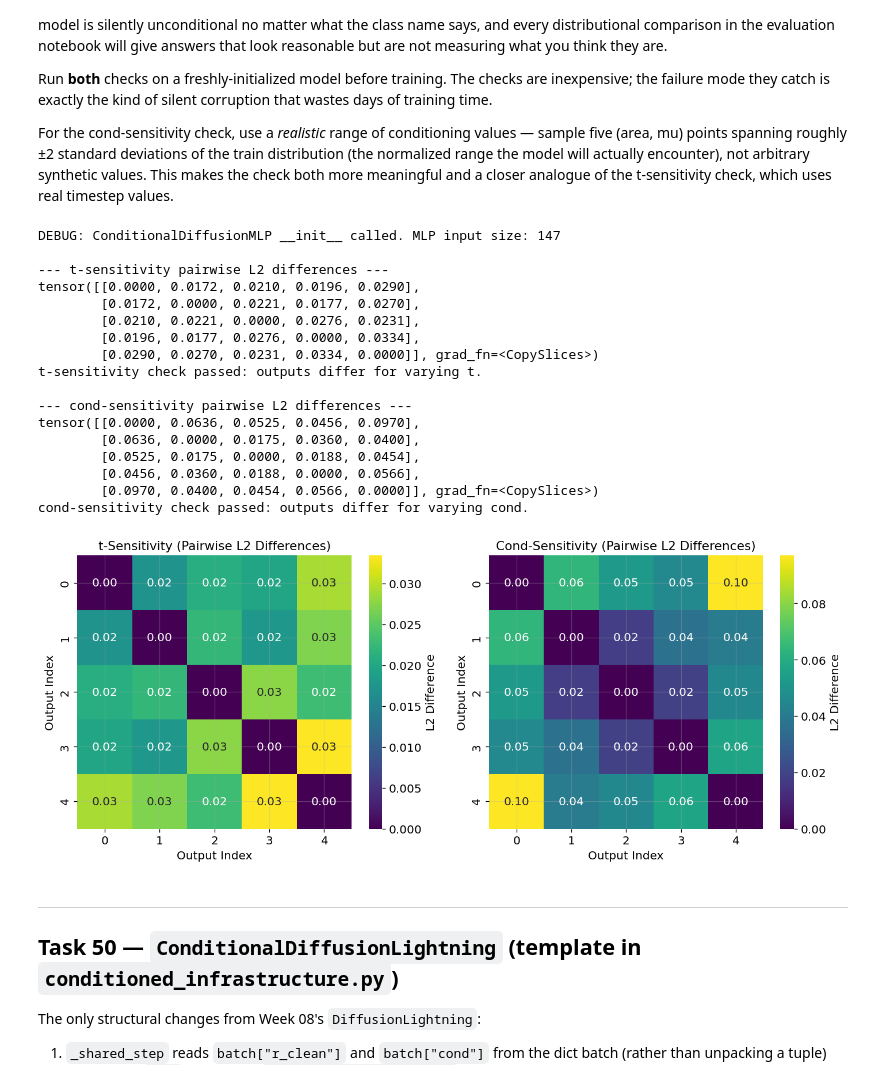
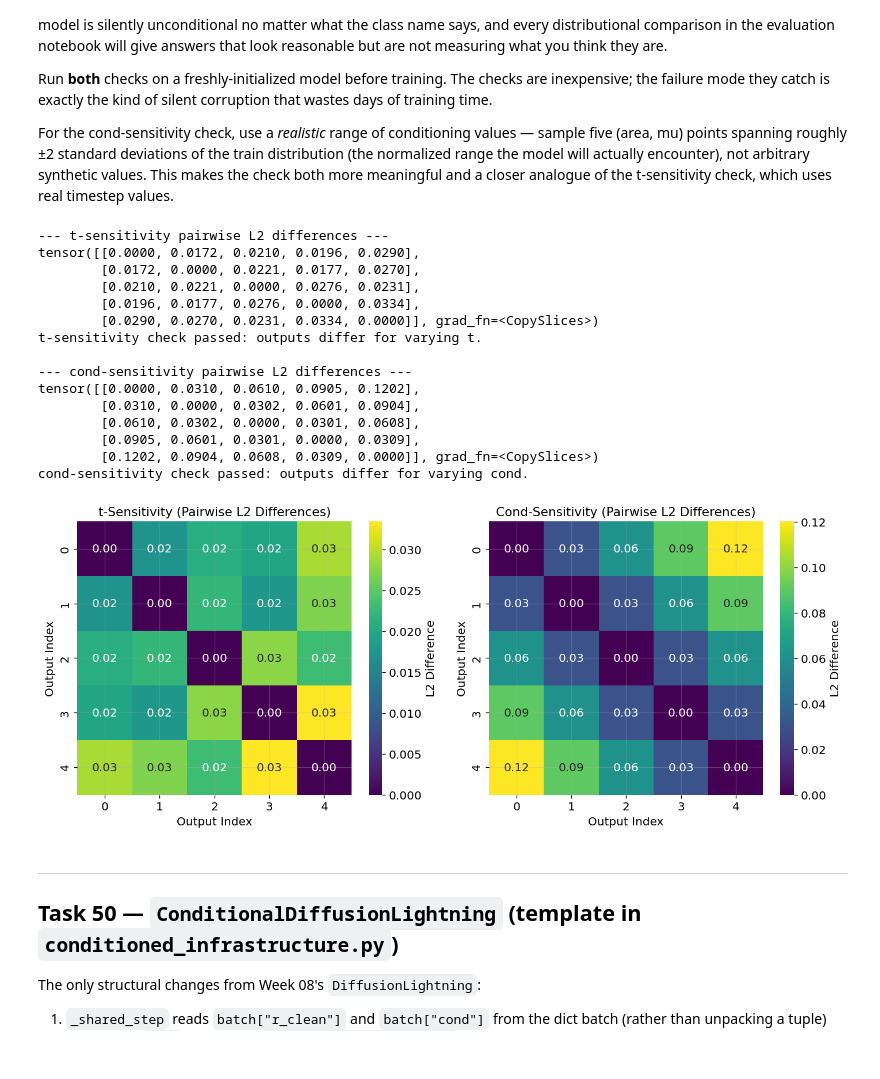
Before and after one commit to SwRI-IDEA-Lab/butterflai, a Jupyter notebook: weeks/week_09/09c_conditioned_train.ipynb, the cells around one changed output. Saved outputs shown, nothing was run; the diff lists cells and outputs as text; code cells hidden in the pictures.

Commit message:
Commiting the latest completed run of notebook C. Retrained conditional model.

```diff
--- a/weeks/week_09/09c_conditioned_train.ipynb
+++ b/weeks/week_09/09c_conditioned_train.ipynb
@@ -128,8 +128,8 @@ def _find(filename, search_dirs):
     return None
 
 _search_dirs = []
-# Explicitly add the known locations relative to repo_path, prioritizing later weeks
-for week_num in ["10", "09", "08"]:
+# Explicitly add the known locations relative to repo_path, prioritizing week_09, week_08, then week_10
+for week_num in ["09", "08", "10"]:
     week_path = os.path.join(repo_path, "weeks", f"week_{week_num}")
     if os.path.isdir(week_path):
         _search_dirs.append(week_path)
@@ -176,6 +176,7 @@ if "unconditioned_infrastructure" in sys.modules:
 import unconditioned_infrastructure
 import conditioned_infrastructure
 # reload is still good practice even after explicit delete to ensure the latest version
+import importlib # Ensure importlib is available
 importlib.reload(unconditioned_infrastructure)
 importlib.reload(conditioned_infrastructure)
 
@@ -293,7 +294,7 @@ Please copy the code below into your `conditioned_infrastructure.py` file, repla
 import os
 import pandas as pd # Explicitly add pandas import for usage in the class definition string.
 
-file_path = '/content/butterflai/weeks/week_10/conditioned_infrastructure.py'
+file_path = '/content/butterflai/weeks/week_09/conditioned_infrastructure.py'
 
 # Full corrected content for conditioned_infrastructure.py
 corrected_file_content = '''
@@ -345,11 +346,9 @@ class ConditionalResidualDataset(ResidualDataset):
     def __init__(self, windows_df: pd.DataFrame, split: str, cond_means=None, cond_stds=None):
         # Call parent's init first. This sets self.df to the sliced DataFrame.
         super().__init__(windows_df, split)
-        print(f"DEBUG: ConditionalResidualDataset __init__ called for split: {split}. super().__init__ should have set self.df.")
-        if not hasattr(self, 'df'):
-            print("ERROR: super().__init__ did NOT set self.df in ConditionalResidualDataset!")
 
         # Explicitly set self.df here to ensure it's always present within ConditionalResidualDataset
+        # This handles cases where super().__init__ might not directly expose self.df in the subclass instance.
         self.df = windows_df[windows_df['split'] == split].copy()
 
         # Conditional features are standardized using TRAIN-SET statistics only.
@@ -357,14 +356,7 @@ class ConditionalResidualDataset(ResidualDataset):
         if cond_means is None or cond_stds is None:
             # If cond_means/stds are not provided, compute them from the 'train' split
             # Note: This uses the original full windows_df to compute train-set stats
-
-            # DEBUGGING: Print columns of the incoming windows_df before slicing for train_df
-            print(f"DEBUG (ConditionalResidualDataset.__init__): Incoming windows_df columns: {windows_df.columns.tolist()}")
-
             train_df = windows_df[windows_df['split'] == 'train']
-
-            # DEBUGGING: Print columns of train_df after slicing
-            print(f"DEBUG (ConditionalResidualDataset.__init__): Sliced train_df columns: {train_df.columns.tolist()}")
 
             _cond_means_list = [
                 train_df['area_smoothed'].mean(),
@@ -379,27 +371,22 @@ class ConditionalResidualDataset(ResidualDataset):
                 train_df['sigma'].std(),
             ]
 
-            print(f"DEBUG (ConditionalResidualDataset.__init__): _cond_means_list: {_cond_means_list}")
-            print(f"DEBUG (ConditionalResidualDataset.__init__): _cond_stds_list: {_cond_stds_list}")
-
             self.cond_means = torch.tensor(_cond_means_list, dtype=torch.float32)
             self.cond_stds = torch.tensor(_cond_stds_list, dtype=torch.float32)
             assert self.cond_means.shape == (4,), f"Unexpected cond_means shape: {self.cond_means.shape}"
             assert self.cond_stds.shape == (4,), f"Unexpected cond_stds shape: {self.cond_stds.shape}"
-            print(f"DEBUG: ConditionalResidualDataset calculated cond_means shape: {self.cond_means.shape}")
         else:
             # If cond_means/stds are provided, use them directly
             # (e.g., for val/test datasets inheriting stats from train)
             self.cond_means = cond_means
             self.cond_stds = cond_stds
-            print(f"DEBUG: ConditionalResidualDataset inherited cond_means shape: {self.cond_means.shape}")
 
     def __getitem__(self, idx):
         # Get the standardized residual from the parent class
         r_clean_std = super().__getitem__(idx)
 
         # Get conditioning data for the current window from the dataset's dataframe
-        window = self.df.iloc[idx] # This uses self.df
+        window = self.df.iloc[idx] # This uses self.df which was set by super().__init__
         area_smoothed = window['area_smoothed']
         mu_universal = window['mu_universal']
         cycle_amplitude = window['cycle_amplitude']
@@ -408,7 +395,6 @@ class ConditionalResidualDataset(ResidualDataset):
         # Standardize conditioning data using the stored (train-set) cond_means and cond_stds
         cond = torch.tensor([area_smoothed, mu_universal, cycle_amplitude, sigma], dtype=torch.float32)
         cond_std = (cond - self.cond_means) / self.cond_stds
-        # print(f"DEBUG: ConditionalResidualDataset __getitem__ returning cond_std shape: {cond_std.shape}") # Uncomment for extreme verbosity
 
         return {
             "r_clean": r_clean_std,
@@ -437,7 +423,6 @@ class ConditionalDiffusionMLP(nn.Module):
             nn.GELU(),
             nn.Linear(256, 15)
         )
-        print(f"DEBUG: ConditionalDiffusionMLP __init__ called. MLP input size: {15 + (128 if use_timestep_embedding else 0) + 4}")
 
     def forward(self, r_t: torch.Tensor, t: torch.Tensor, cond: torch.Tensor) -> torch.Tensor:
         # Task 48: implement forward
@@ -1029,8 +995,6 @@ will actually encounter), not arbitrary synthetic values. This makes the
 check both more meaningful and a closer analogue of the t-sensitivity
 check, which uses real timestep values.
 # %%
-# Keep - I believe this is correct for task 49
-
 import importlib
 import sys
 # Aggressive reload to ensure the latest conditioned_infrastructure is used
@@ -1056,9 +1020,14 @@ out_t = model_test(r_t_batch, t_values, cond_batch)
 
 # cond-sensitivity: hold r_t and t fixed, vary cond.
 #    Sample 5 cond vectors spanning ±2 in normalized (area, mu) space.
-# Updated: cond_values should now be of shape (5, 4)
-# For simplicity in this test, we can keep the first two dimensions varying and others as zero.
-cond_values = torch.tensor([[-2., -2., 0., 0.], [-1., 1., 0., 0.], [0., 0., 0., 0.], [1., -1., 0., 0.], [2., 2., 0., 0.]])
+# Updated: cond_values should now be of shape (5, 4) to vary all four conditioning variables
+cond_values = torch.tensor([
+    [-2., -2., -2., -2.],
+    [-1., -1., -1., -1.],
+    [ 0.,  0.,  0.,  0.],
+    [ 1.,  1.,  1.,  1.],
+    [ 2.,  2.,  2.,  2.]
+])
 t_fixed = torch.full((5,), T // 2, dtype=torch.long)
 r_t_batch = repeat(r_t_fixed, "d -> n d", n=5)
 out_c = model_test(r_t_batch, t_fixed, cond_values)
@@ -1092,41 +1061,39 @@ print("cond-sensitivity check passed: outputs differ for varying cond.")
 import matplotlib.pyplot as plt
 import seaborn as sns
 
 fig, axes = plt.subplots(1, 2, figsize=(12, 5))
 
 sns.heatmap(diffs_t.detach().numpy(), annot=True, fmt=".2f", cmap="viridis", ax=axes[0],
             cbar_kws={'label': 'L2 Difference'})
 axes[0].set_title('t-Sensitivity (Pairwise L2 Differences)')
 axes[0].set_xlabel('Output Index')
 axes[0].set_ylabel('Output Index')
 
 sns.heatmap(diffs_c.detach().numpy(), annot=True, fmt=".2f", cmap="viridis", ax=axes[1],
             cbar_kws={'label': 'L2 Difference'})
 axes[1].set_title('Cond-Sensitivity (Pairwise L2 Differences)')
 axes[1].set_xlabel('Output Index')
 axes[1].set_ylabel('Output Index')
 
 plt.tight_layout()
 plt.show()
 # %% [output]
-DEBUG: ConditionalDiffusionMLP __init__ called. MLP input size: 147
-
 --- t-sensitivity pairwise L2 differences ---
 tensor([[0.0000, 0.0172, 0.0210, 0.0196, 0.0290],
         [0.0172, 0.0000, 0.0221, 0.0177, 0.0270],
         [0.0210, 0.0221, 0.0000, 0.0276, 0.0231],
         [0.0196, 0.0177, 0.0276, 0.0000, 0.0334],
         [0.0290, 0.0270, 0.0231, 0.0334, 0.0000]], grad_fn=<CopySlices>)
 t-sensitivity check passed: outputs differ for varying t.
 
 --- cond-sensitivity pairwise L2 differences ---
-tensor([[0.0000, 0.0636, 0.0525, 0.0456, 0.0970],
-        [0.0636, 0.0000, 0.0175, 0.0360, 0.0400],
-        [0.0525, 0.0175, 0.0000, 0.0188, 0.0454],
-        [0.0456, 0.0360, 0.0188, 0.0000, 0.0566],
-        [0.0970, 0.0400, 0.0454, 0.0566, 0.0000]], grad_fn=<CopySlices>)
+tensor([[0.0000, 0.0310, 0.0610, 0.0905, 0.1202],
+        [0.0310, 0.0000, 0.0302, 0.0601, 0.0904],
+        [0.0610, 0.0302, 0.0000, 0.0301, 0.0608],
+        [0.0905, 0.0601, 0.0301, 0.0000, 0.0309],
+        [0.1202, 0.0904, 0.0608, 0.0309, 0.0000]], grad_fn=<CopySlices>)
 cond-sensitivity check passed: outputs differ for varying cond.
-[figure, old version]
+[figure, new version]
 # %% [markdown]
 ---
 ## Task 50 — `ConditionalDiffusionLightning` (template in `conditioned_infrastructure.py`)
```
Also changed, not shown: parts of 13 cells of this notebook.
